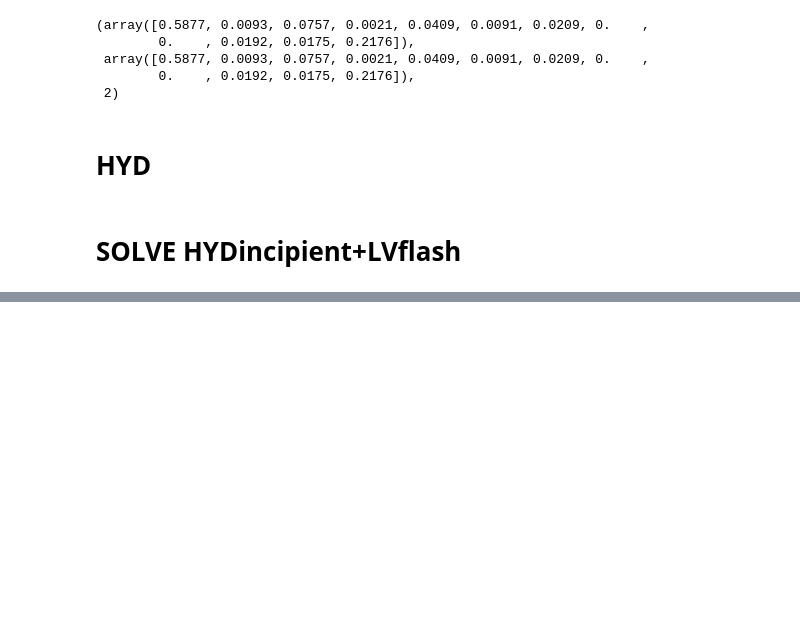
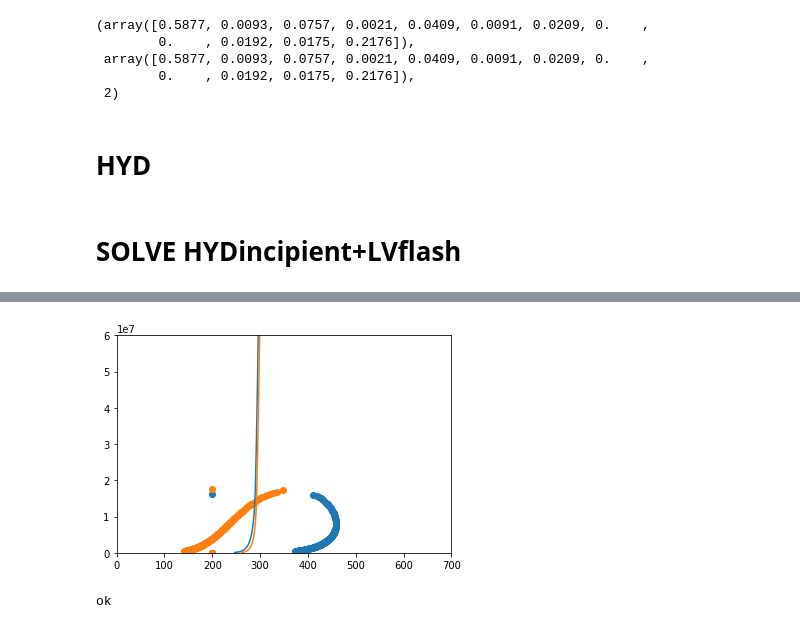
Before and after one commit to iurisegtovich/PyTherm-applied-thermodynamics, a Jupyter notebook: contents/models-and-algorithms-laboratory/HYDincipient_LVflash/HYD_flashLV.ipynb, the cells around one changed output, grey strips where cells are left out. Drawn from its saved outputs; the diff is of its cells as text; code cells hidden in the pictures; blank space fills up the shorter version.

```diff
--- a/contents/models-and-algorithms-laboratory/HYDincipient_LVflash/HYD_flashLV.ipynb
+++ b/contents/models-and-algorithms-laboratory/HYDincipient_LVflash/HYD_flashLV.ipynb
@@ -821,0 +1083,14 @@ plotPhaseDiagram()
+# %%
+plt.scatter(T1,P_grid1)
+plt.scatter(T2,P_grid2)
+
+plt.plot(Tgrid1,Pgrid) #hyd1
+plt.plot(Tgrid2,Pgrid) #hyd2
+
+plt.ylim(0,6e7)
+plt.xlim(0,700)
+plt.show()
+print('ok')
+# %% [output]
+[figure, added]
+ok
```
Also changed, not shown: parts of 13 cells of this notebook.
